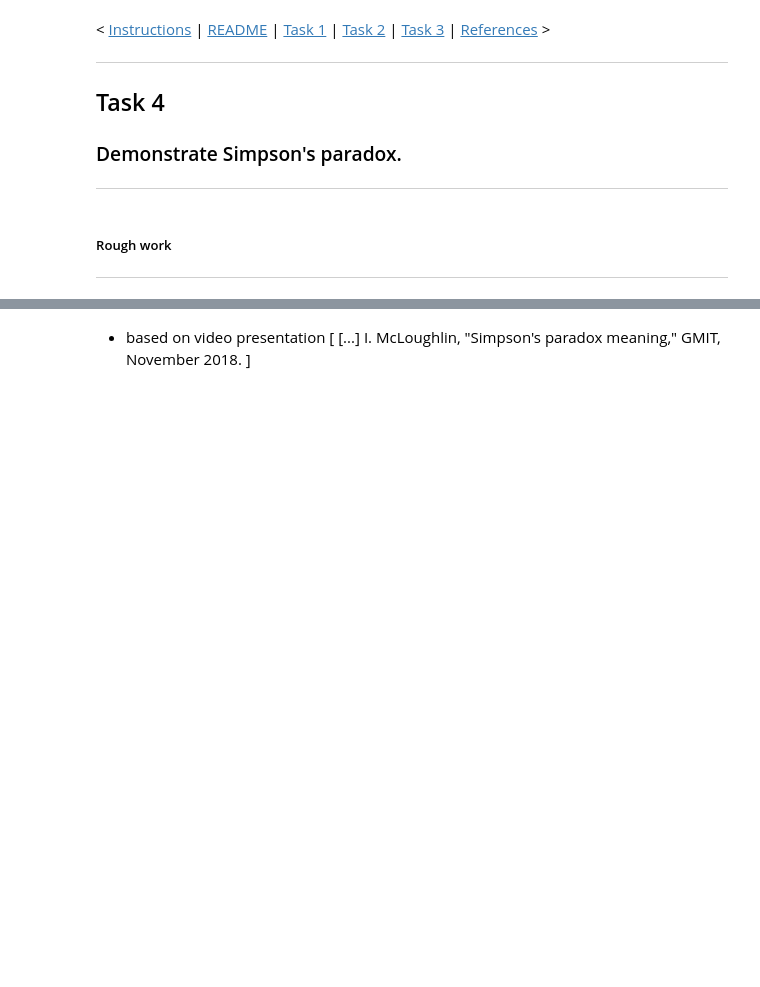
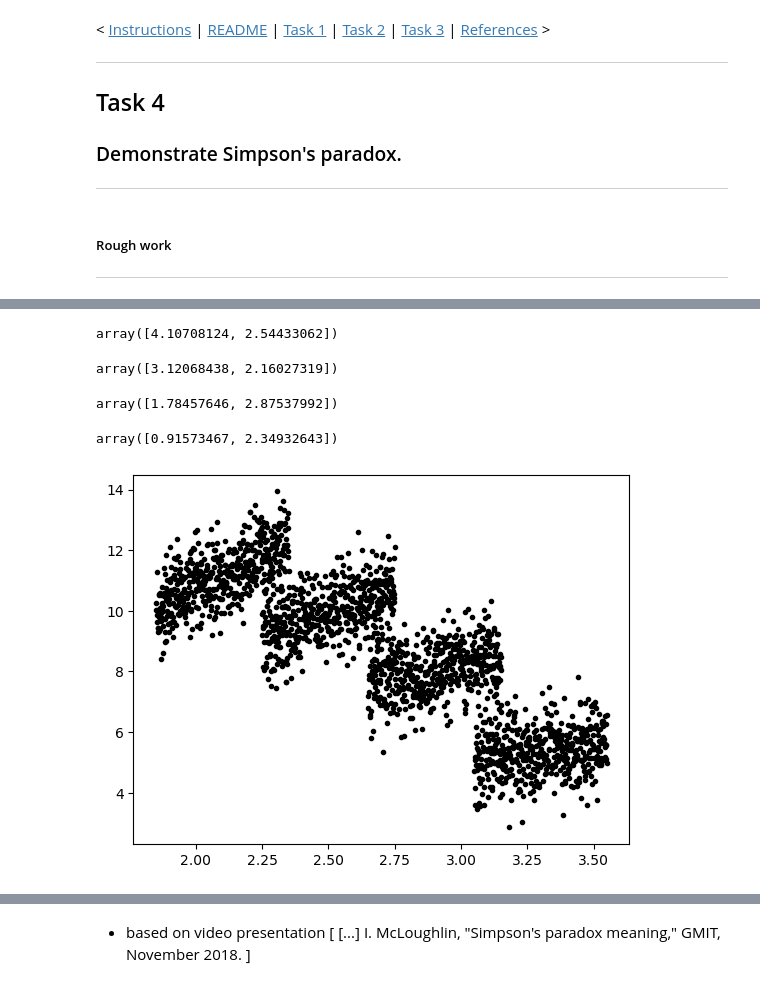
Before and after one commit to E6985/fda-tasks, a Jupyter notebook: Fundamentals-of-Data-Analysis-Tasks-2020.ipynb, the cells around one changed output, grey strips where cells are left out. Cells and saved outputs as stored; diff of their text form; code cells hidden in the pictures; blank space fills up the shorter version.

```diff
--- a/Fundamentals-of-Data-Analysis-Tasks-2020.ipynb
+++ b/Fundamentals-of-Data-Analysis-Tasks-2020.ipynb
@@ -990,0 +1009,43 @@ sns.distplot(nOutput);
+# %%
+x1=np.linspace(1.85,2.35,500)
+a,b=4.0,1.75
+noise1 = np.random.normal(1,0.75,500)
+y1=a*x1+b+noise1
+coeffs1=np.polyfit(x1,y1,1)
+coeffs1
+# %% [output]
+array([4.10708124, 2.54433062])
+# %%
+x2=np.linspace(2.25,2.75,500)
+a,b=3.0,1.50
+noise2 = np.random.normal(1,0.75,500)
+y2=a*x2+b+noise2
+coeffs2=np.polyfit(x2,y2,1)
+coeffs2
+# %% [output]
+array([3.12068438, 2.16027319])
+# %%
+x3=np.linspace(2.65,3.15,500)
+a,b=2.0,1.25
+noise3 = np.random.normal(1,0.75,500)
+y3=a*x3+b+noise3
+coeffs3=np.polyfit(x3,y3,1)
+coeffs3
+# %% [output]
+array([1.78457646, 2.87537992])
+# %%
+x4=np.linspace(3.05,3.55,500)
+a,b=1.0,1.0
+noise4 = np.random.normal(1,0.75,500)
+y4=a*x4+b+noise4
+coeffs4=np.polyfit(x4,y4,1)
+coeffs4
+# %% [output]
+array([0.91573467, 2.34932643])
+# %%
+plt.plot(x1,y1,"k.");
+plt.plot(x2,y2,"k.");
+plt.plot(x3,y3,"k.");
+plt.plot(x4,y4,"k.");
+# %% [output]
+[figure, added]
```
Also changed, not shown: parts of 22 cells of this notebook.
